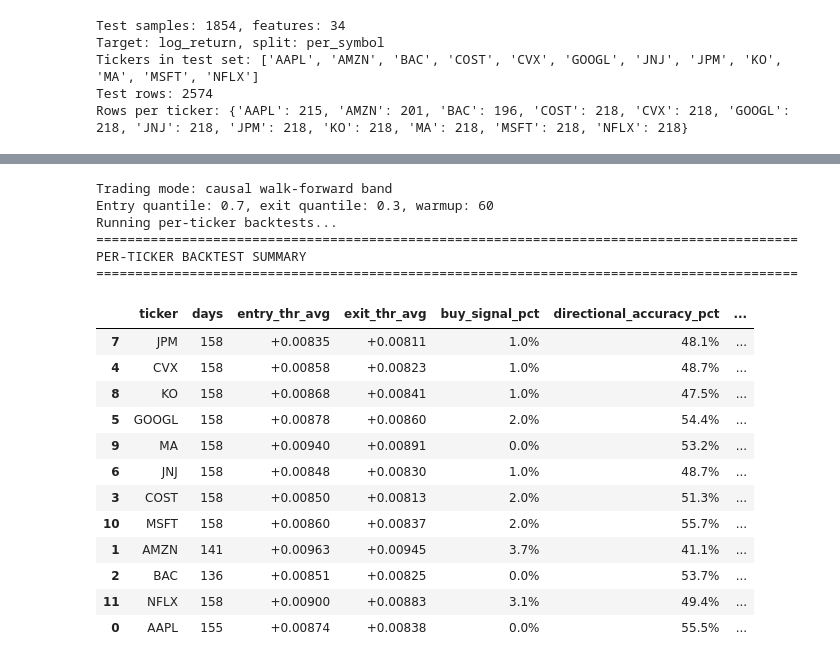
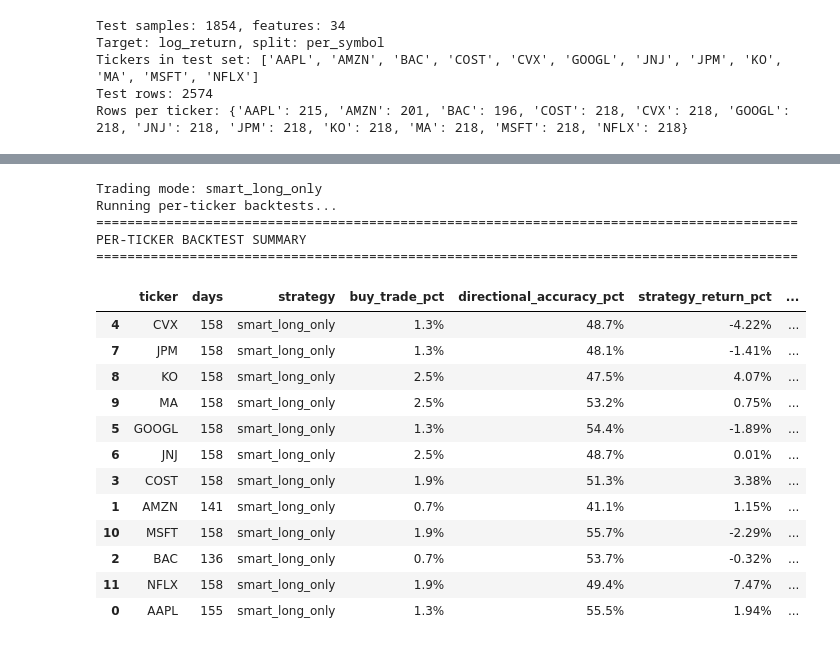
Before and after one commit to ValentinYotov/Stock-price-prediction, a Jupyter notebook: notebooks/02_backtest_simulation.ipynb, the cells around one changed output, grey strips where cells are left out. Drawn from its saved outputs; the diff is of its cells as text; code cells hidden in the pictures.

```diff
--- a/notebooks/02_backtest_simulation.ipynb
+++ b/notebooks/02_backtest_simulation.ipynb
@@ -155,17 +155,14 @@ StockTransformer(
 import pandas as pd
 from src.data.dataset import create_sequences
 
-# Causal band strategy: entry/exit thresholds are recomputed each day from the
-# predictions seen so far (walk-forward), so the simulation never uses
-# information from the future. During the first `warmup` days no trades are
-# executed because the per-ticker quantile estimate is not yet stable.
-entry_quantile = 0.70   # buy when today's prediction is in the top 30% of history
-exit_quantile = 0.30    # sell when today's prediction falls into the bottom 30%
-warmup = 60             # days of pure observation before trading starts
+# Smart long-only strategy: fixed, opinionated trading logic using EMA-smoothed
+# predictions, volatility-normalized z-scores, confirmation, regime filtering,
+# trailing stop, take profit and time stop. No manual percentile tuning.
+strategy_name = "smart_long_only"
+min_trading_days = 80
 
 ctx = config.data.context_length
-print(f"Trading mode: causal walk-forward band")
-print(f"Entry quantile: {entry_quantile}, exit quantile: {exit_quantile}, warmup: {warmup}")
+print(f"Trading mode: {strategy_name}")
 print("Running per-ticker backtests...")
 
 engine = BacktestEngine(
@@ -212,13 +209,14 @@ for ticker, group in test_df.groupby(symbol_col):
             pred_batches.append(pred.detach().cpu())
     predicted_returns_ticker = torch.cat(pred_batches).numpy().reshape(-1)
 
-    result_ticker = engine.run_band_walk_forward(
+    if len(prices_ticker) < min_trading_days:
+        print(f"Skipping {ticker}: only {len(prices_ticker)} test trading days")
+        continue
+
+    result_ticker = engine.run_smart_long_only(
         prices=prices_ticker,
         predicted_returns=predicted_returns_ticker,
         dates=dates_ticker,
-        entry_quantile=entry_quantile,
-        exit_quantile=exit_quantile,
-        warmup=warmup,
     )
 
     metrics_ticker = compute_metrics(
@@ -228,13 +226,10 @@ for ticker, group in test_df.groupby(symbol_col):
         prices=prices_ticker,
     )
 
-    avg_entry_thr = float(np.nanmean(result_ticker.entry_thresholds))
-    avg_exit_thr = float(np.nanmean(result_ticker.exit_thresholds))
-
     directional_accuracy = float(
         np.mean(np.sign(predicted_returns_ticker) == np.sign(actual_returns_ticker))
     )
-    n_buy_days = sum(1 for t in result_ticker.trades if t.side == "buy")
+    n_buy_trades = sum(1 for t in result_ticker.trades if t.side == "buy")
 
     per_ticker_results[ticker] = {
         "result": result_ticker,
@@ -243,8 +238,6 @@ for ticker, group in test_df.groupby(symbol_col):
         "dates": dates_ticker,
         "predicted_returns": predicted_returns_ticker,
         "actual_returns": actual_returns_ticker,
-        "entry_thr": avg_entry_thr,
-        "exit_thr": avg_exit_thr,
         "entry_thr_curve": result_ticker.entry_thresholds,
         "exit_thr_curve": result_ticker.exit_thresholds,
     }
@@ -252,9 +245,8 @@ for ticker, group in test_df.groupby(symbol_col):
     summary_rows.append({
         "ticker": ticker,
         "days": len(prices_ticker),
-        "entry_thr_avg": avg_entry_thr,
-        "exit_thr_avg": avg_exit_thr,
-        "buy_signal_pct": 100 * n_buy_days / max(1, len(prices_ticker) - warmup),
+        "strategy": strategy_name,
+        "buy_trade_pct": 100 * n_buy_trades / len(prices_ticker),
         "directional_accuracy_pct": 100 * directional_accuracy,
         "strategy_return_pct": metrics_ticker.total_return_pct,
         "buy_hold_return_pct": metrics_ticker.buy_and_hold_return_pct,
@@ -269,51 +261,48 @@ summary_df = pd.DataFrame(summary_rows).sort_values("excess_vs_bh_pct", ascendin
 print("=" * 90)
 print("PER-TICKER BACKTEST SUMMARY")
 print("=" * 90)
 display(summary_df.style.format({
-    "entry_thr_avg": "{:+.5f}",
-    "exit_thr_avg": "{:+.5f}",
-    "buy_signal_pct": "{:.1f}%",
+    "buy_trade_pct": "{:.1f}%",
     "directional_accuracy_pct": "{:.1f}%",
     "strategy_return_pct": "{:.2f}%",
     "buy_hold_return_pct": "{:.2f}%",
     "excess_vs_bh_pct": "{:+.2f}%",
     "max_drawdown_pct": "{:.2f}%",
     "sharpe": "{:.3f}",
 }))
 
 print("\nAggregate:")
 print(f"Tickers tested:              {len(summary_df)}")
 print(f"Mean strategy return:        {summary_df['strategy_return_pct'].mean():.2f}%")
 print(f"Mean buy & hold return:      {summary_df['buy_hold_return_pct'].mean():.2f}%")
 print(f"Mean excess vs B&H:          {summary_df['excess_vs_bh_pct'].mean():+.2f}%")
 print(f"Median excess vs B&H:        {summary_df['excess_vs_bh_pct'].median():+.2f}%")
 print(f"Tickers beating B&H:         {(summary_df['excess_vs_bh_pct'] > 0).sum()} / {len(summary_df)}")
 print(f"Mean directional accuracy:   {summary_df['directional_accuracy_pct'].mean():.2f}%")
 print(f"Mean trades per ticker:      {summary_df['trades'].mean():.1f}")
-print(f"Mean buy signal frequency:   {summary_df['buy_signal_pct'].mean():.1f}%")
+print(f"Mean buy trade frequency:    {summary_df['buy_trade_pct'].mean():.1f}%")
 
 # Keep a representative ticker for plotting in the next cell.
 plot_ticker = summary_df.iloc[0]["ticker"] if len(summary_df) else None
 print(f"\nDefault plot_ticker = {plot_ticker} (best excess vs B&H)")
 # %% [output]
-Trading mode: causal walk-forward band
-Entry quantile: 0.7, exit quantile: 0.3, warmup: 60
+Trading mode: smart_long_only
 Running per-ticker backtests...
 ==========================================================================================
 PER-TICKER BACKTEST SUMMARY
 ==========================================================================================
-|  | ticker | days | entry_thr_avg | exit_thr_avg | buy_signal_pct | directional_accuracy_pct | ... |
-| 7 | JPM | 158 | +0.00835 | +0.00811 | 1.0% | 48.1% | ... |
-| 4 | CVX | 158 | +0.00858 | +0.00823 | 1.0% | 48.7% | ... |
-| 8 | KO | 158 | +0.00868 | +0.00841 | 1.0% | 47.5% | ... |
-| 5 | GOOGL | 158 | +0.00878 | +0.00860 | 2.0% | 54.4% | ... |
-| 9 | MA | 158 | +0.00940 | +0.00891 | 0.0% | 53.2% | ... |
-| 6 | JNJ | 158 | +0.00848 | +0.00830 | 1.0% | 48.7% | ... |
-| 3 | COST | 158 | +0.00850 | +0.00813 | 2.0% | 51.3% | ... |
-| 10 | MSFT | 158 | +0.00860 | +0.00837 | 2.0% | 55.7% | ... |
-| 1 | AMZN | 141 | +0.00963 | +0.00945 | 3.7% | 41.1% | ... |
-| 2 | BAC | 136 | +0.00851 | +0.00825 | 0.0% | 53.7% | ... |
-| 11 | NFLX | 158 | +0.00900 | +0.00883 | 3.1% | 49.4% | ... |
-| 0 | AAPL | 155 | +0.00874 | +0.00838 | 0.0% | 55.5% | ... |
+|  | ticker | days | strategy | buy_trade_pct | directional_accuracy_pct | strategy_return_pct | ... |
+| 4 | CVX | 158 | smart_long_only | 1.3% | 48.7% | -4.22% | ... |
+| 7 | JPM | 158 | smart_long_only | 1.3% | 48.1% | -1.41% | ... |
+| 8 | KO | 158 | smart_long_only | 2.5% | 47.5% | 4.07% | ... |
+| 9 | MA | 158 | smart_long_only | 2.5% | 53.2% | 0.75% | ... |
+| 5 | GOOGL | 158 | smart_long_only | 1.3% | 54.4% | -1.89% | ... |
+| 6 | JNJ | 158 | smart_long_only | 2.5% | 48.7% | 0.01% | ... |
+| 3 | COST | 158 | smart_long_only | 1.9% | 51.3% | 3.38% | ... |
+| 1 | AMZN | 141 | smart_long_only | 0.7% | 41.1% | 1.15% | ... |
+| 10 | MSFT | 158 | smart_long_only | 1.9% | 55.7% | -2.29% | ... |
+| 2 | BAC | 136 | smart_long_only | 0.7% | 53.7% | -0.32% | ... |
+| 11 | NFLX | 158 | smart_long_only | 1.9% | 49.4% | 7.47% | ... |
+| 0 | AAPL | 155 | smart_long_only | 1.3% | 55.5% | 1.94% | ... |
 Aggregate:
 Tickers tested:              12
```
Also changed, not shown: parts of 4 cells of this notebook, 3 other files.
